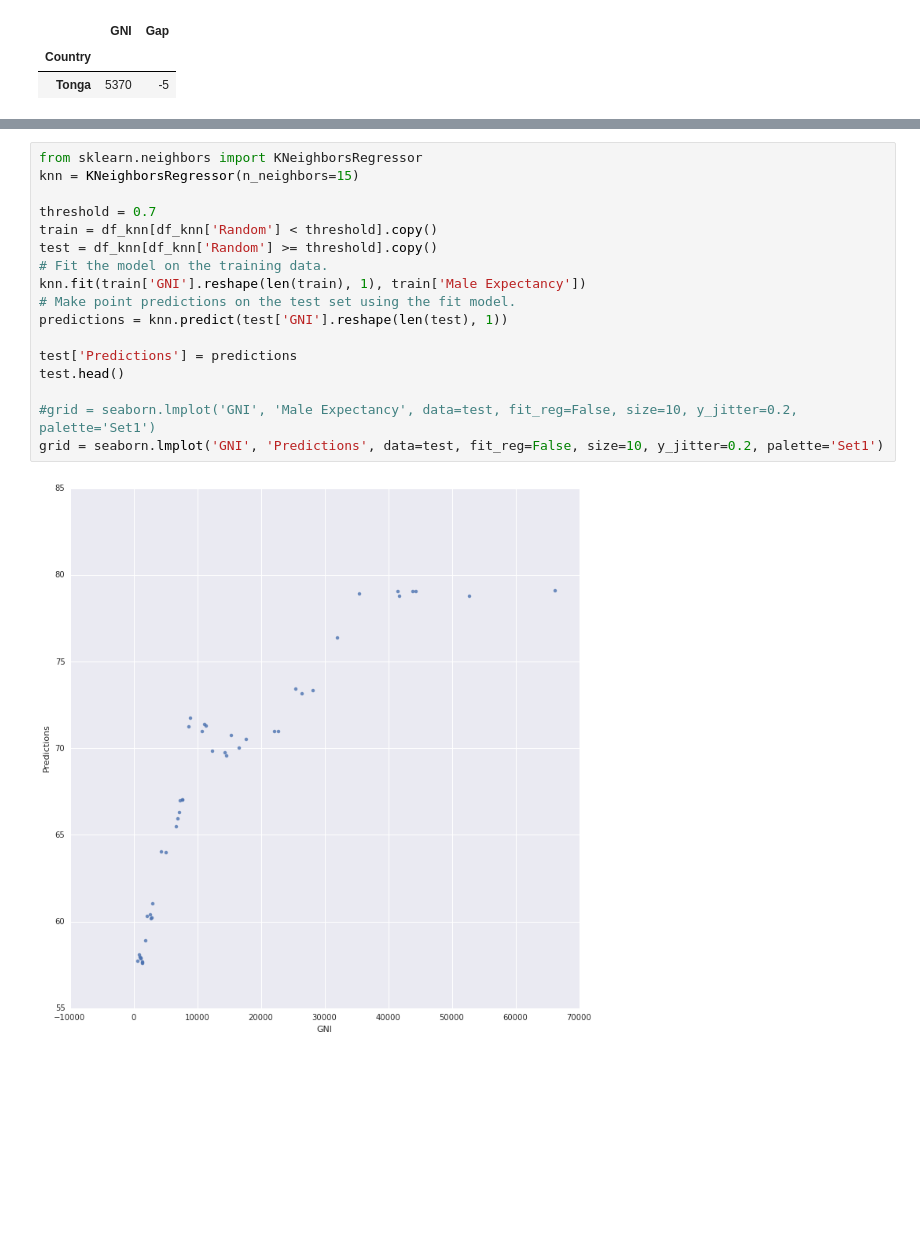
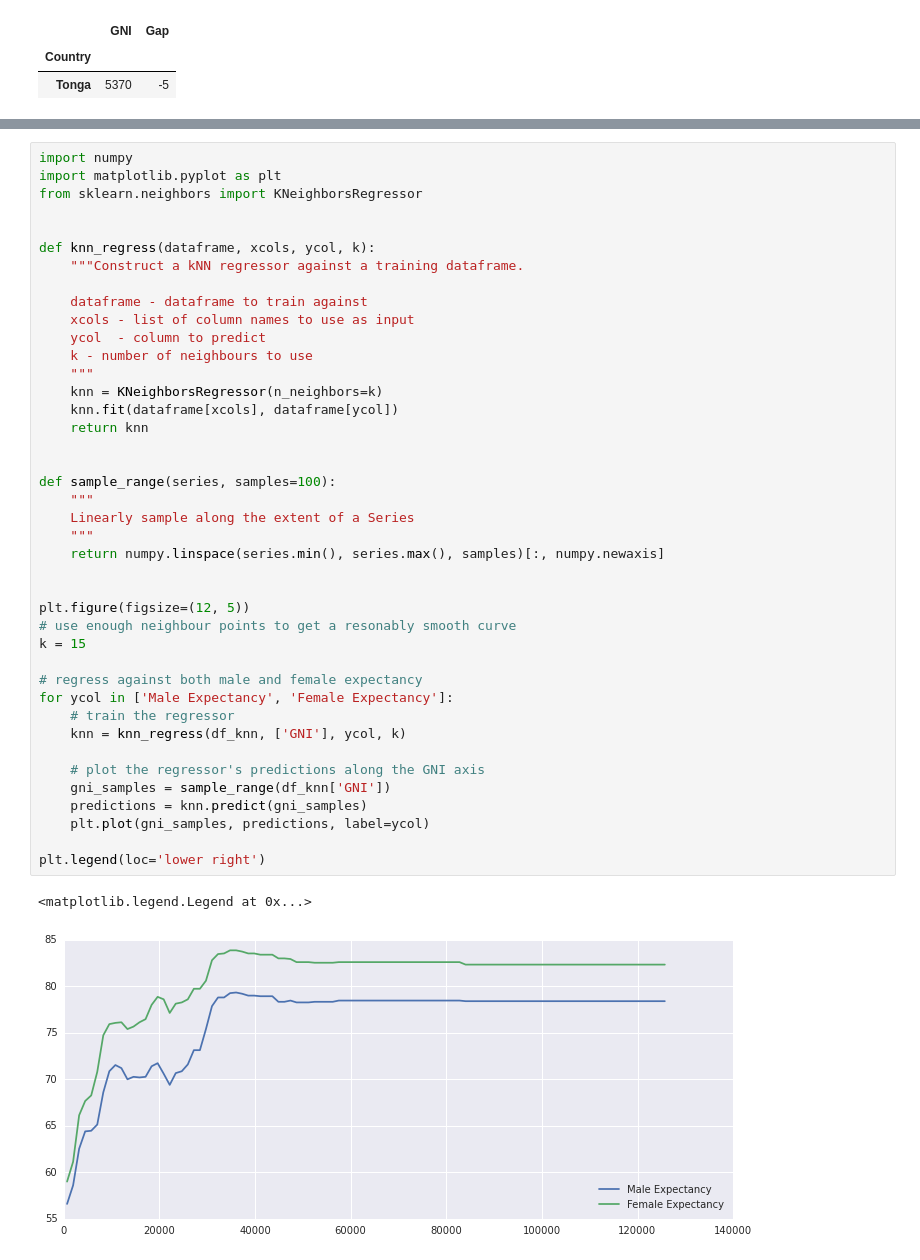
Before and after one commit to enkidu123/ci-data-experiments, a Jupyter notebook: notebooks/data-un-life-expectancy.ipynb, the cells around one changed output, grey strips where cells are left out. Saved outputs shown, nothing was run; the diff lists cells and outputs as text; blank space fills up the shorter version.

Commit message:
Tidied up knn regressor code and output plot.

```diff
--- a/notebooks/data-un-life-expectancy.ipynb
+++ b/notebooks/data-un-life-expectancy.ipynb
@@ -215,19 +205,44 @@ df_knn.head()
-# %%
-from sklearn.neighbors import KNeighborsRegressor
-knn = KNeighborsRegressor(n_neighbors=15)
-
-threshold = 0.7
-train = df_knn[df_knn['Random'] < threshold].copy()
-test = df_knn[df_knn['Random'] >= threshold].copy()
-# Fit the model on the training data.
-knn.fit(train['GNI'].reshape(len(train), 1), train['Male Expectancy'])
-# Make point predictions on the test set using the fit model.
-predictions = knn.predict(test['GNI'].reshape(len(test), 1))
-
-test['Predictions'] = predictions
-test.head()
-
-#grid = seaborn.lmplot('GNI', 'Male Expectancy', data=test, fit_reg=False, size=10, y_jitter=0.2, palette='Set1')
-grid = seaborn.lmplot('GNI', 'Predictions', data=test, fit_reg=False, size=10, y_jitter=0.2, palette='Set1')
-# %% [output]
-[figure, removed]
+# %%
+import numpy
+import matplotlib.pyplot as plt
+from sklearn.neighbors import KNeighborsRegressor
+
+
+def knn_regress(dataframe, xcols, ycol, k):
+    """Construct a kNN regressor against a training dataframe.
+
+    dataframe - dataframe to train against
+    xcols - list of column names to use as input
+    ycol  - column to predict
+    k - number of neighbours to use
+    """
+    knn = KNeighborsRegressor(n_neighbors=k)
+    knn.fit(dataframe[xcols], dataframe[ycol])
+    return knn
+
+
+def sample_range(series, samples=100):
+    """
+    Linearly sample along the extent of a Series
+    """
+    return numpy.linspace(series.min(), series.max(), samples)[:, numpy.newaxis]
+
+
+plt.figure(figsize=(12, 5))
+# use enough neighbour points to get a resonably smooth curve
+k = 15
+
+# regress against both male and female expectancy
+for ycol in ['Male Expectancy', 'Female Expectancy']:
+    # train the regressor
+    knn = knn_regress(df_knn, ['GNI'], ycol, k)
+
+    # plot the regressor's predictions along the GNI axis
+    gni_samples = sample_range(df_knn['GNI'])
+    predictions = knn.predict(gni_samples)
+    plt.plot(gni_samples, predictions, label=ycol)
+
+plt.legend(loc='lower right')
+# %% [output]
+<matplotlib.legend.Legend at 0x...>
+[figure, added]
```
Also changed, not shown: parts of 6 cells of this notebook.
